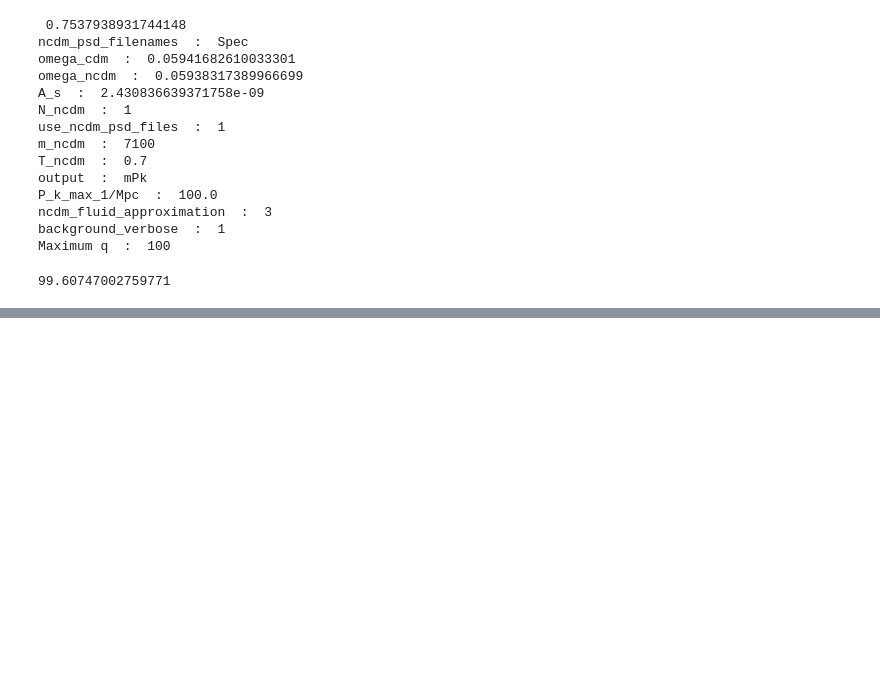
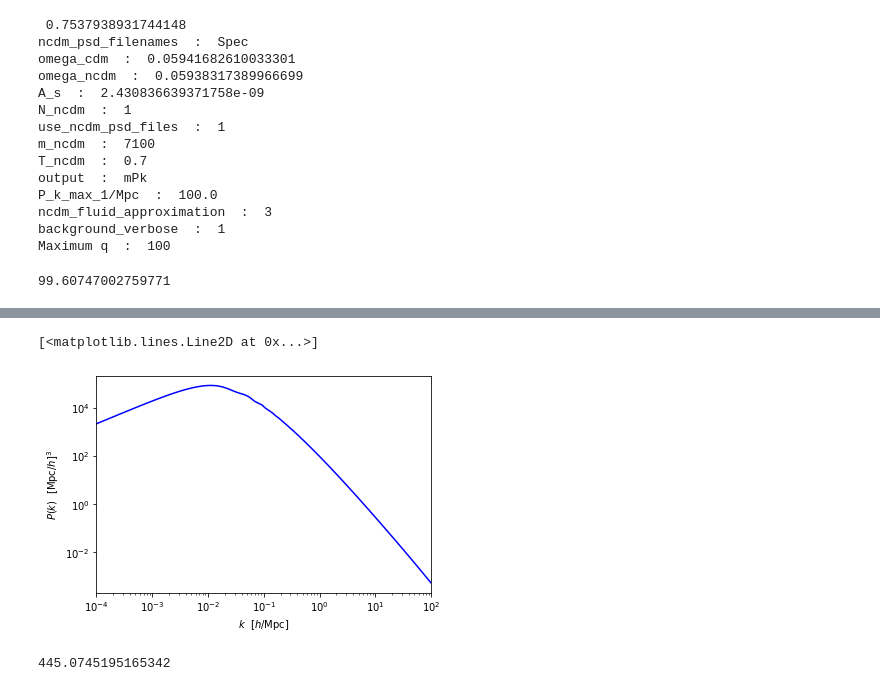
Before and after one commit to nuLABatUSD/dm_sterile_production, a Jupyter notebook: PK and K.ipynb, the cells around one changed output, grey strips where cells are left out. Saved outputs shown, nothing was run; the diff lists cells and outputs as text; code cells hidden in the pictures; blank space fills up the shorter version.

Commit message:
LCDM P(K)

```diff
--- a/PK and K.ipynb
+++ b/PK and K.ipynb
@@ -402,0 +410,14 @@ plt.loglog(k_spec,pk_spec)
+# %%
+LambdaCDM = Class()
+LambdaCDM.set({'omega_b':0.022032,'omega_cdm':0.12038,'h':0.67556,'A_s':2.215e-9,'n_s':0.9619,'tau_reio':0.0925})
+LambdaCDM.set({'output':'tCl,pCl,lCl,mPk','lensing':'yes','P_k_max_1/Mpc':100.0})
+LambdaCDM.compute()
+kk = np.logspace(-4,np.log10(100),100)
+Pk = []
+h  = LambdaCDM.h()
+for k in kk:
+    Pk.append(LambdaCDM.pk(k,0.))
+
+
+LambdaCDM.struct_cleanup()
+LambdaCDM.empty()
@@ -402,0 +444,9 @@ plt.loglog(k_spec,pk_spec)
+# %%
+plt.figure(2)
+plt.xscale('log');plt.yscale('log');plt.xlim(kk[0],kk[-1])
+plt.xlabel(r'$k \,\,\,\, [h/\mathrm{Mpc}]$')
+plt.ylabel(r'$P(k) \,\,\,\, [\mathrm{Mpc}/h]^3$')
+plt.plot(kk,Pk,'b-')
+# %% [output]
+[<matplotlib.lines.Line2D at 0x...>]
+[figure, added]
@@ -402,0 +473,5 @@ plt.loglog(k_spec,pk_spec)
+# %%
+nsh, integrand, sv, lnm_vals = integrating_LCDM(kk,Pk)
+print(nsh)
+# %% [output]
+445.0745195165342
```
Also changed, not shown: parts of 7 cells of this notebook.
